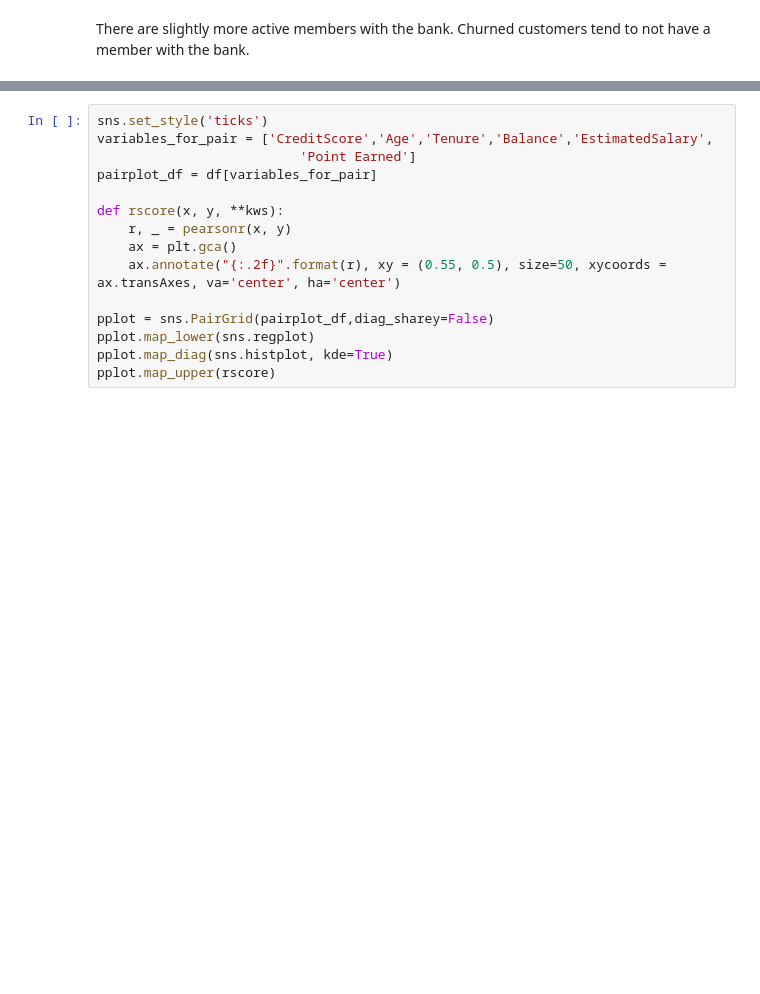
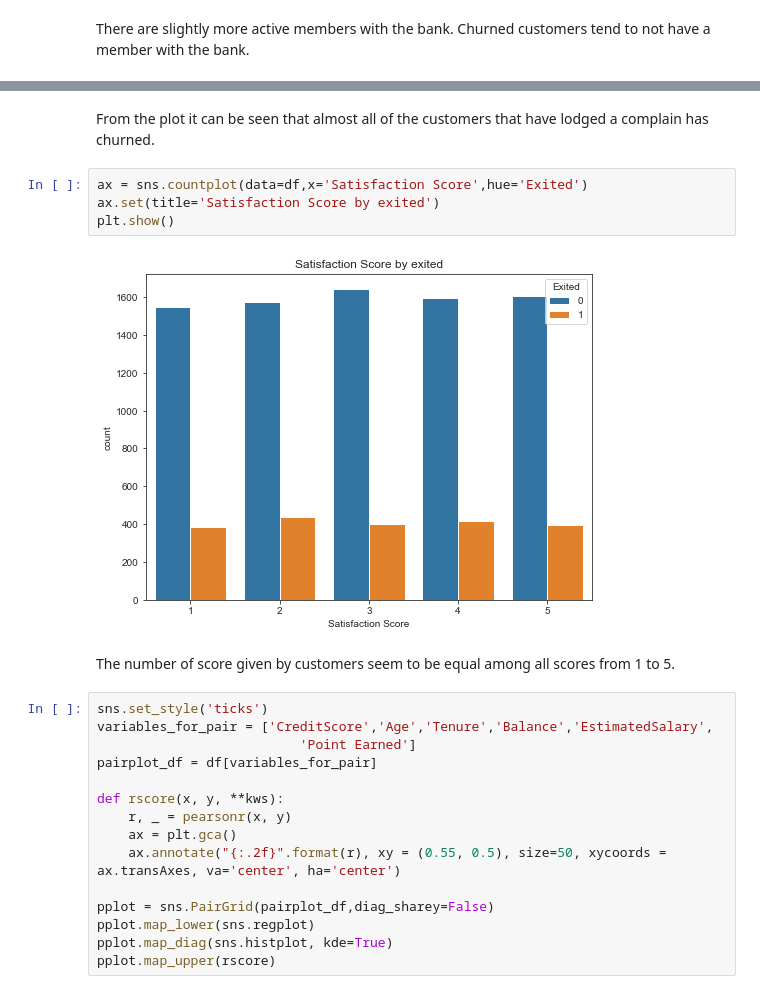
Before and after one commit to BrianLoe/ChurnPrediction, a Jupyter notebook: ChurnAnalysis.ipynb, the cells around one changed output, grey strips where cells are left out. Cells and saved outputs as stored; diff of their text form; blank space fills up the shorter version.

```diff
--- a/ChurnAnalysis.ipynb
+++ b/ChurnAnalysis.ipynb
@@ -172,3 +178,13 @@ There are slightly more active members with the bank. Churned customers tend to
+# %% [markdown]
+From the plot it can be seen that almost all of the customers that have lodged a complain has churned.
+# %%
+ax = sns.countplot(data=df,x='Satisfaction Score',hue='Exited')
+ax.set(title='Satisfaction Score by exited')
+plt.show()
+# %% [output]
+[figure, added]
+# %% [markdown]
+The number of score given by customers seem to be equal among all scores from 1 to 5.
 # %%
 sns.set_style('ticks')
 variables_for_pair = ['CreditScore','Age','Tenure','Balance','EstimatedSalary',
```
Also changed, not shown: parts of 12 cells of this notebook.
